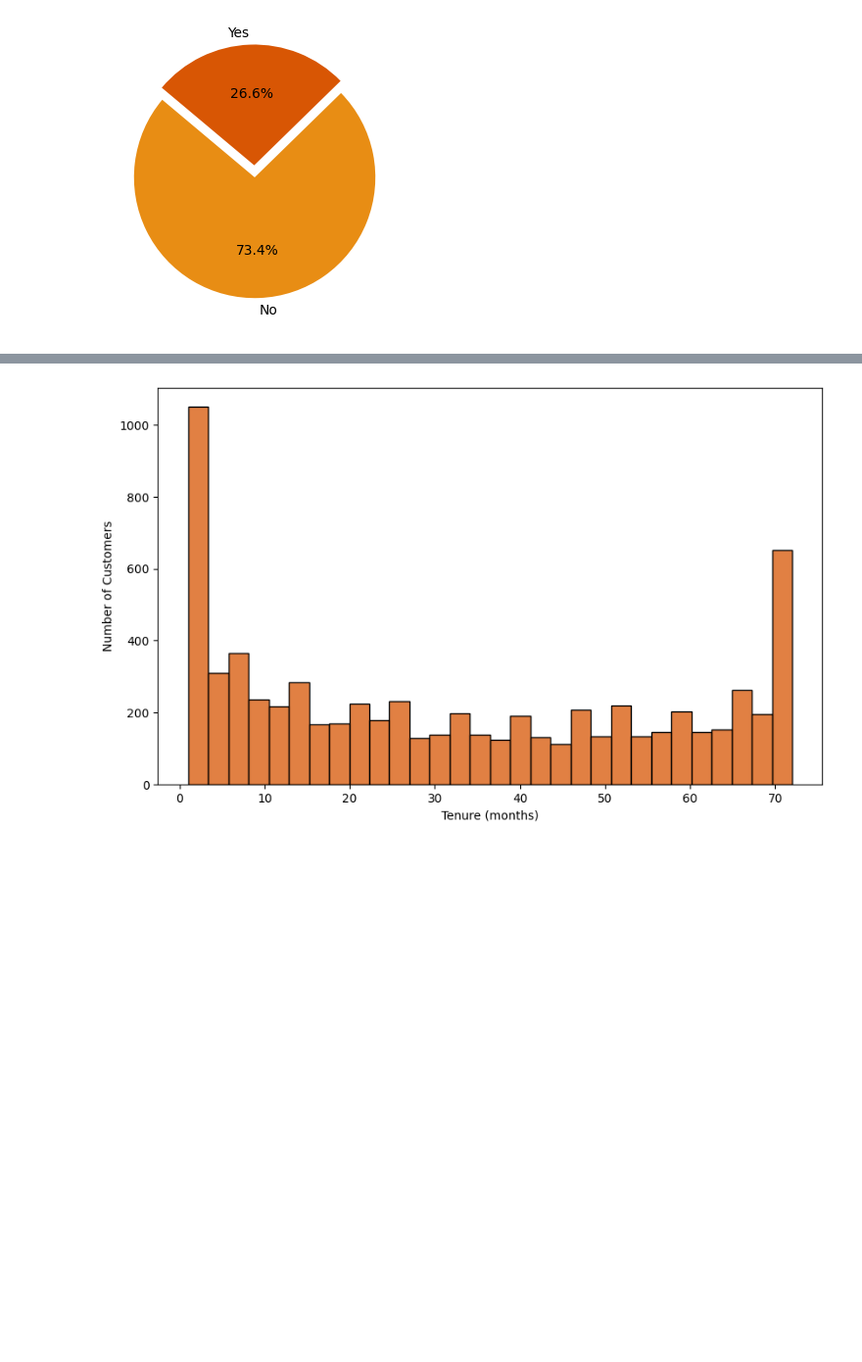
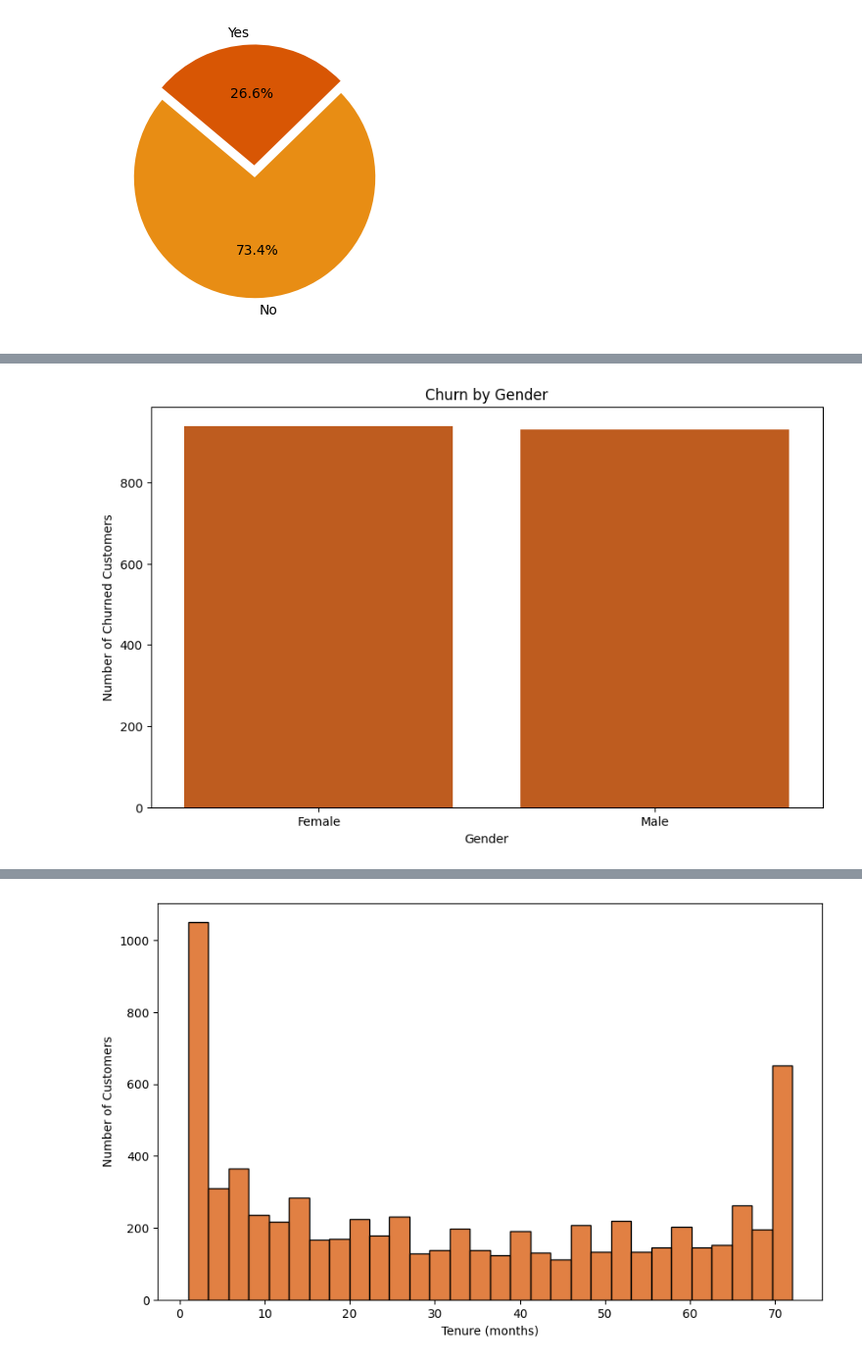
Before and after one commit to anthonytran1506/Customer-Churn-PwC, a Jupyter notebook: project.ipynb, the cells around one changed output, grey strips where cells are left out. Shown at 98% size. Drawn from its saved outputs; the diff is of its cells as text; code cells hidden in the pictures; blank space fills up the shorter version.

```diff
--- a/project.ipynb
+++ b/project.ipynb
@@ -307,0 +270,11 @@ Passing `palette` without assigning `hue` is deprecated and will be removed in v
+# %%
+gender_churn_counts = churned_customers['gender'].value_counts()
+
+plt.figure(figsize=(10, 6))
+sns.barplot(x=gender_churn_counts.index, y=gender_churn_counts.values, color = '#D85604')
+plt.xlabel('Gender')
+plt.ylabel('Number of Churned Customers')
+plt.title('Churn by Gender')
+plt.show()
+# %% [output]
+[figure, added]
```
Also changed, not shown: parts of 3 cells of this notebook.
